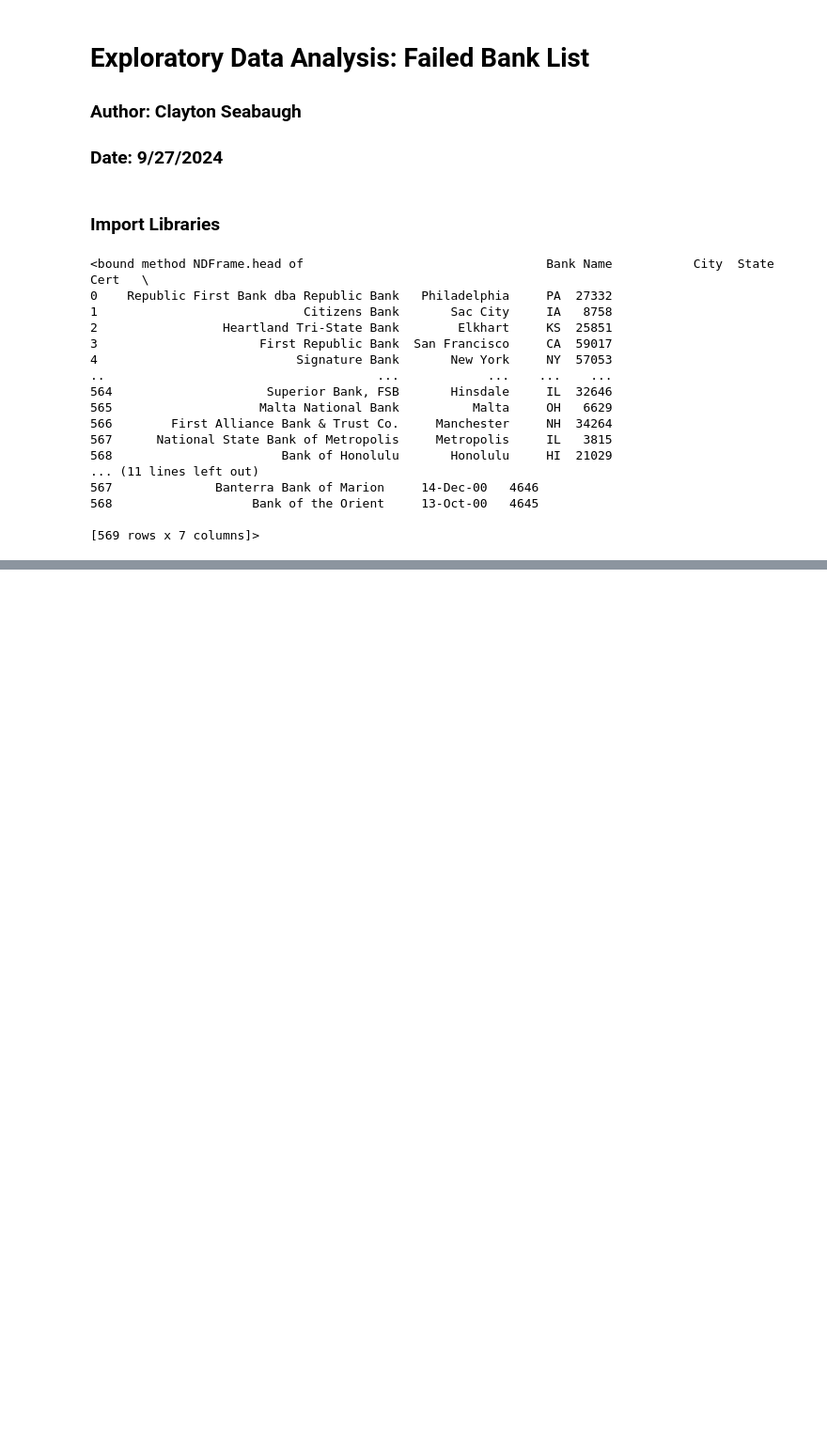
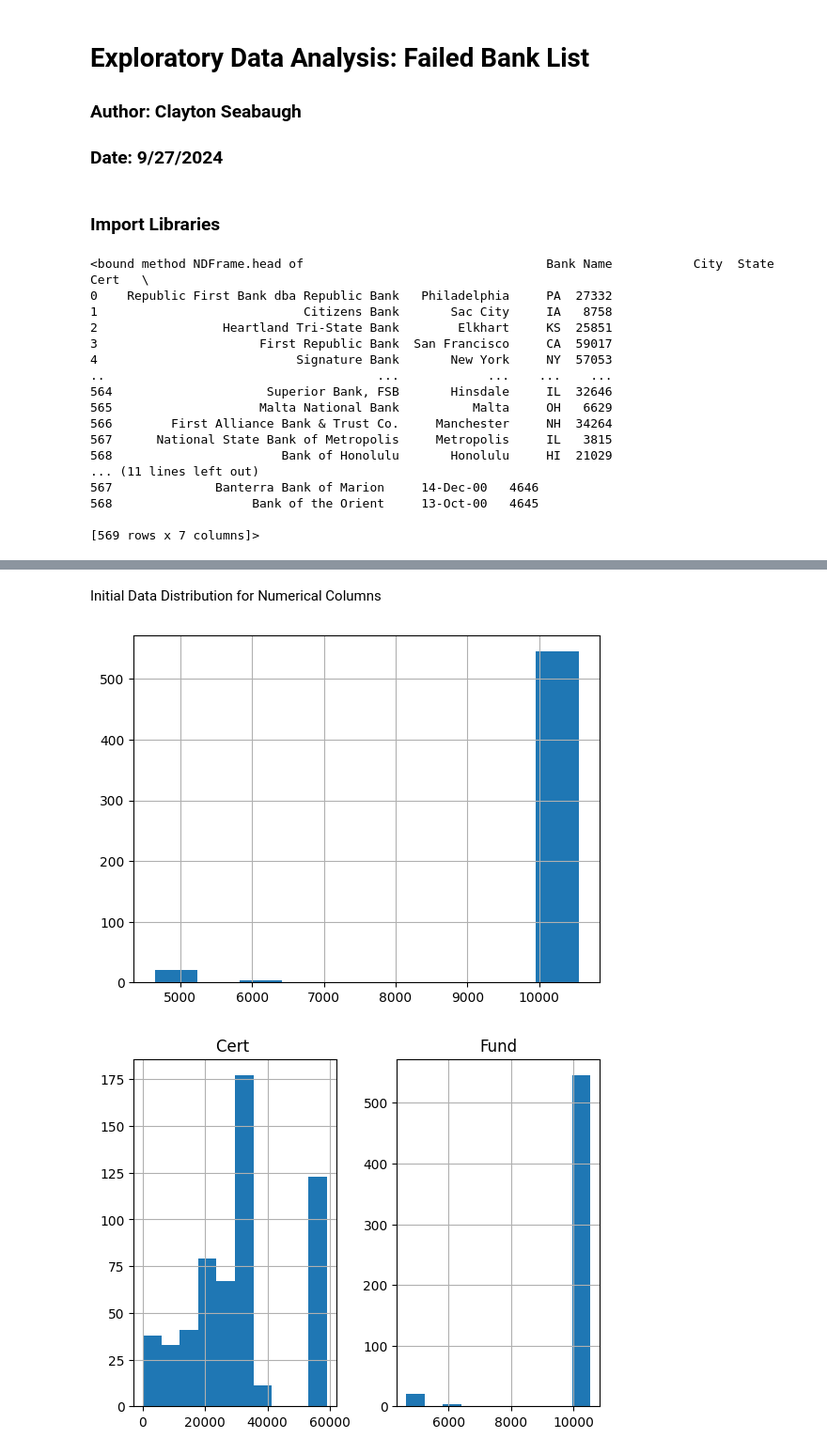
Before and after one commit to ClaytonSeabaughGH/datafun-06-eda, a Jupyter notebook: seabaugh_eda.ipynb, the cells around one changed output, grey strips where cells are left out. Shown: that part at 94% size. Drawn from its saved outputs; the diff is of its cells as text; code cells hidden in the pictures; blank space fills up the shorter version.

Commit message:
Numerical data exploration

```diff
--- a/seabaugh_eda.ipynb
+++ b/seabaugh_eda.ipynb
@@ -33,0 +72,14 @@ print(df.head)
+# %% [markdown]
+Initial Data Distribution for Numerical Columns
+# %%
+# Inspect histogram for "fund" column
+df['Fund'].hist()
+
+# Inspect histograms for all numerical columns
+df.hist()
+
+# Show all plots
+plt.show()
+# %% [output]
+[figure, added]
+[figure, added]
```
Also changed, not shown: parts of 6 cells of this notebook.
